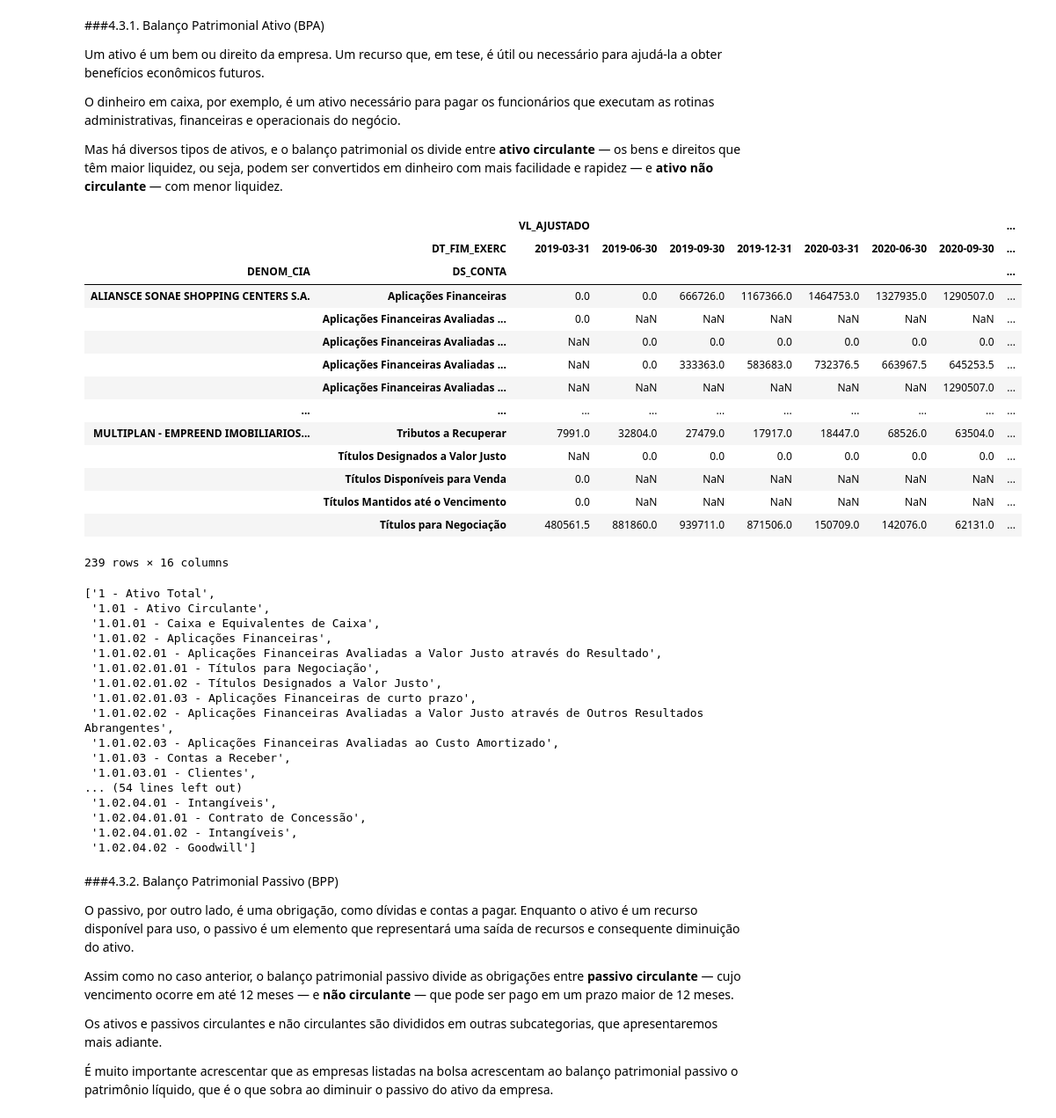
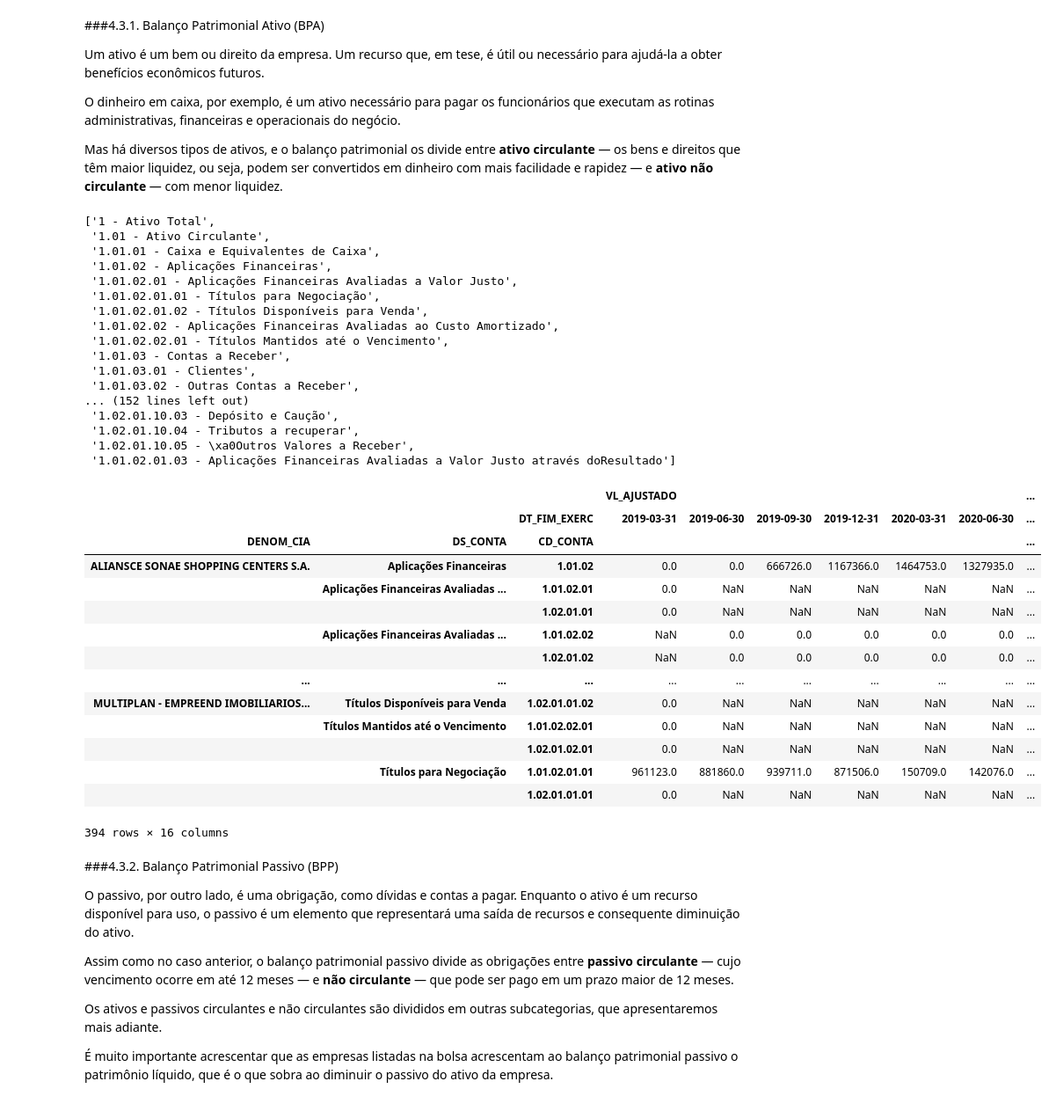
Before and after one commit to psgrigoletti/curso-pmf, a Jupyter notebook: Pablo_Final_de_Análise_Fundamentalista_v3.ipynb, the cells around one changed output. Shown at 88% size. Drawn from its saved outputs; the diff is of its cells as text; code cells hidden in the pictures.

```diff
--- a/Pablo_Final_de_Análise_Fundamentalista_v3.ipynb
+++ b/Pablo_Final_de_Análise_Fundamentalista_v3.ipynb
@@ -377,48 +370,47 @@ bpa_completo = pd.DataFrame()
 for f in arquivos_xlsx:
     bpa = pd.read_excel(f, sheet_name='BPA')
     bpa_completo = bpa_completo.append(bpa)
-
-bpa_completo = pd.pivot_table(bpa_completo, index=['DENOM_CIA','DS_CONTA'],
-                              columns=['DT_FIM_EXERC'],values=['VL_AJUSTADO'])
-bpa_completo
-# %% [output]
-|  |  | VL_AJUSTADO |  |  |  |  |  |  | ... |
-|  | DT_FIM_EXERC | 2019-03-31 | 2019-06-30 | 2019-09-30 | 2019-12-31 | 2020-03-31 | 2020-06-30 | 2020-09-30 | ... |
-| DENOM_CIA | DS_CONTA |  |  |  |  |  |  |  | ... |
-| ALIANSCE SONAE SHOPPING CENTERS S.A. | Aplicações Financeiras | 0.0 | 0.0 | 666726.0 | 1167366.0 | 1464753.0 | 1327935.0 | 1290507.0 | ... |
-|  | Aplicações Financeiras Avaliadas ... | 0.0 | NaN | NaN | NaN | NaN | NaN | NaN | ... |
-|  | Aplicações Financeiras Avaliadas ... | NaN | 0.0 | 0.0 | 0.0 | 0.0 | 0.0 | 0.0 | ... |
-|  | Aplicações Financeiras Avaliadas ... | NaN | 0.0 | 333363.0 | 583683.0 | 732376.5 | 663967.5 | 645253.5 | ... |
-|  | Aplicações Financeiras Avaliadas ... | NaN | NaN | NaN | NaN | NaN | NaN | 1290507.0 | ... |
-| ... | ... | ... | ... | ... | ... | ... | ... | ... | ... |
-| MULTIPLAN - EMPREEND IMOBILIARIOS... | Tributos a Recuperar | 7991.0 | 32804.0 | 27479.0 | 17917.0 | 18447.0 | 68526.0 | 63504.0 | ... |
-|  | Títulos Designados a Valor Justo | NaN | 0.0 | 0.0 | 0.0 | 0.0 | 0.0 | 0.0 | ... |
-|  | Títulos Disponíveis para Venda | 0.0 | NaN | NaN | NaN | NaN | NaN | NaN | ... |
-|  | Títulos Mantidos até o Vencimento | 0.0 | NaN | NaN | NaN | NaN | NaN | NaN | ... |
-|  | Títulos para Negociação | 480561.5 | 881860.0 | 939711.0 | 871506.0 | 150709.0 | 142076.0 | 62131.0 | ... |
-239 rows × 16 columns
 # %%
 lista_de_contas = pd.DataFrame()
-lista_de_contas["CONTA"] = bpa['CD_CONTA'] + " - " + bpa['DS_CONTA']
+lista_de_contas["CONTA"] = bpa_completo['CD_CONTA'] + " - " + bpa_completo['DS_CONTA']
 lista_de_contas["CONTA"].unique().tolist()
 # %% [output]
 ['1 - Ativo Total',
  '1.01 - Ativo Circulante',
  '1.01.01 - Caixa e Equivalentes de Caixa',
  '1.01.02 - Aplicações Financeiras',
- '1.01.02.01 - Aplicações Financeiras Avaliadas a Valor Justo através do Resultado',
+ '1.01.02.01 - Aplicações Financeiras Avaliadas a Valor Justo',
  '1.01.02.01.01 - Títulos para Negociação',
- '1.01.02.01.02 - Títulos Designados a Valor Justo',
- '1.01.02.01.03 - Aplicações Financeiras de curto prazo',
- '1.01.02.02 - Aplicações Financeiras Avaliadas a Valor Justo através de Outros Resultados Abrangentes',
- '1.01.02.03 - Aplicações Financeiras Avaliadas ao Custo Amortizado',
+ '1.01.02.01.02 - Títulos Disponíveis para Venda',
+ '1.01.02.02 - Aplicações Financeiras Avaliadas ao Custo Amortizado',
+ '1.01.02.02.01 - Títulos Mantidos até o Vencimento',
  '1.01.03 - Contas a Receber',
  '1.01.03.01 - Clientes',
-... (54 lines left out)
- '1.02.04.01 - Intangíveis',
- '1.02.04.01.01 - Contrato de Concessão',
- '1.02.04.01.02 - Intangíveis',
- '1.02.04.02 - Goodwill']
+ '1.01.03.02 - Outras Contas a Receber',
+... (152 lines left out)
+ '1.02.01.10.03 - Depósito e Caução',
+ '1.02.01.10.04 - Tributos a recuperar',
+ '1.02.01.10.05 - \xa0Outros Valores a Receber',
+ '1.01.02.01.03 - Aplicações Financeiras Avaliadas a Valor Justo através doResultado']
+# %%
+bpa_completo = pd.pivot_table(bpa_completo, index=['DENOM_CIA','DS_CONTA', 'CD_CONTA'], columns=['DT_FIM_EXERC'],values=['VL_AJUSTADO'])
+bpa_completo
+# %% [output]
+|  |  |  | VL_AJUSTADO |  |  |  |  |  | ... |
+|  |  | DT_FIM_EXERC | 2019-03-31 | 2019-06-30 | 2019-09-30 | 2019-12-31 | 2020-03-31 | 2020-06-30 | ... |
+| DENOM_CIA | DS_CONTA | CD_CONTA |  |  |  |  |  |  | ... |
+| ALIANSCE SONAE SHOPPING CENTERS S.A. | Aplicações Financeiras | 1.01.02 | 0.0 | 0.0 | 666726.0 | 1167366.0 | 1464753.0 | 1327935.0 | ... |
+|  | Aplicações Financeiras Avaliadas ... | 1.01.02.01 | 0.0 | NaN | NaN | NaN | NaN | NaN | ... |
+|  |  | 1.02.01.01 | 0.0 | NaN | NaN | NaN | NaN | NaN | ... |
+|  | Aplicações Financeiras Avaliadas ... | 1.01.02.02 | NaN | 0.0 | 0.0 | 0.0 | 0.0 | 0.0 | ... |
+|  |  | 1.02.01.02 | NaN | 0.0 | 0.0 | 0.0 | 0.0 | 0.0 | ... |
+| ... | ... | ... | ... | ... | ... | ... | ... | ... | ... |
+| MULTIPLAN - EMPREEND IMOBILIARIOS... | Títulos Disponíveis para Venda | 1.02.01.01.02 | 0.0 | NaN | NaN | NaN | NaN | NaN | ... |
+|  | Títulos Mantidos até o Vencimento | 1.01.02.02.01 | 0.0 | NaN | NaN | NaN | NaN | NaN | ... |
+|  |  | 1.02.01.02.01 | 0.0 | NaN | NaN | NaN | NaN | NaN | ... |
+|  | Títulos para Negociação | 1.01.02.01.01 | 961123.0 | 881860.0 | 939711.0 | 871506.0 | 150709.0 | 142076.0 | ... |
+|  |  | 1.02.01.01.01 | 0.0 | NaN | NaN | NaN | NaN | NaN | ... |
+394 rows × 16 columns
 # %% [markdown]
 ###4.3.2. Balanço Patrimonial Passivo (BPP)
 
```
Also changed, not shown: parts of 31 cells of this notebook.
